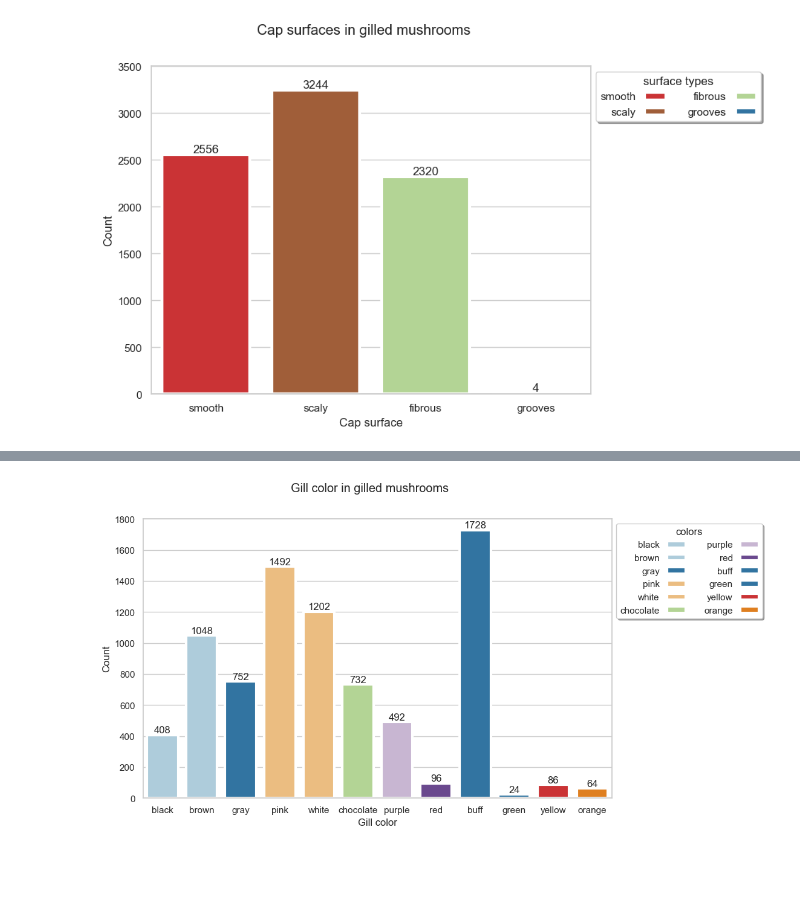
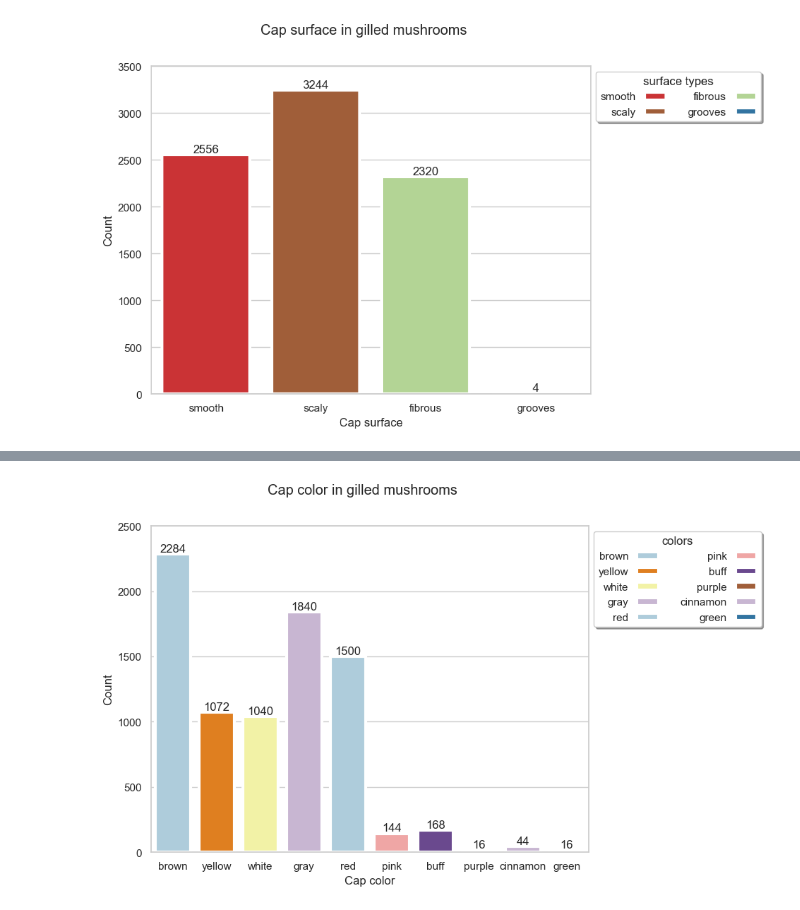
Before and after one commit to alecfei/gilled-mushrooms, a Jupyter notebook: mushroom.ipynb, the cells around one changed output, grey strips where cells are left out. Saved outputs shown, nothing was run; the diff lists cells and outputs as text; code cells hidden in the pictures; blank space fills up the shorter version.

Commit message:
visualisation using seaborn and matplotlib

```diff
--- a/mushroom.ipynb
+++ b/mushroom.ipynb
@@ -403,23 +264,23 @@ plt.show()
-# %%
-fig, axes = plt.subplots(figsize = (10, 6))
-fig.suptitle("Gill color in gilled mushrooms")
-sns.set_theme(style = "whitegrid")
-ranks = mushroom["gill color"].sort_values().index
-palette = sns.color_palette("Paired", len(ranks))
-sns.countplot(ax = axes, data = mushroom, x = "gill color",
-              linewidth = 3, hue = "gill color",
-              palette = np.array(palette)[ranks], dodge = False)
-axes.set_xlabel("Gill color")
-axes.set_ylabel("Count")
-plt.legend(title = "colors",
-           bbox_to_anchor = (1, 1),
-           frameon = True,
-           ncol = 2,
-           markerfirst = False,
-           shadow = True)
-for container in axes.containers:
-    axes.bar_label(container)
-plt.ylim(0, 1800)
-plt.show()
-# %% [output]
-[figure, removed]
+# %%
+fig, axes = plt.subplots(figsize = (8, 6))
+fig.suptitle("Cap color in gilled mushrooms")
+sns.set_theme(style = "whitegrid")
+ranks = mushroom["cap color"].sort_values().index
+palette = sns.color_palette("Paired", len(ranks))
+sns.countplot(ax = axes, data = mushroom, x = "cap color",
+              linewidth = 3, hue = "cap color",
+              palette = np.array(palette)[ranks], dodge = False)
+axes.set_xlabel("Cap color")
+axes.set_ylabel("Count")
+plt.legend(title = "colors",
+           bbox_to_anchor = (1, 1),
+           frameon = True,
+           ncol = 2,
+           markerfirst = False,
+           shadow = True)
+for container in axes.containers:
+    axes.bar_label(container)
+plt.ylim(0, 2500)
+plt.show()
+# %% [output]
+[figure, added]
```
Also changed, not shown: parts of 27 cells of this notebook.
